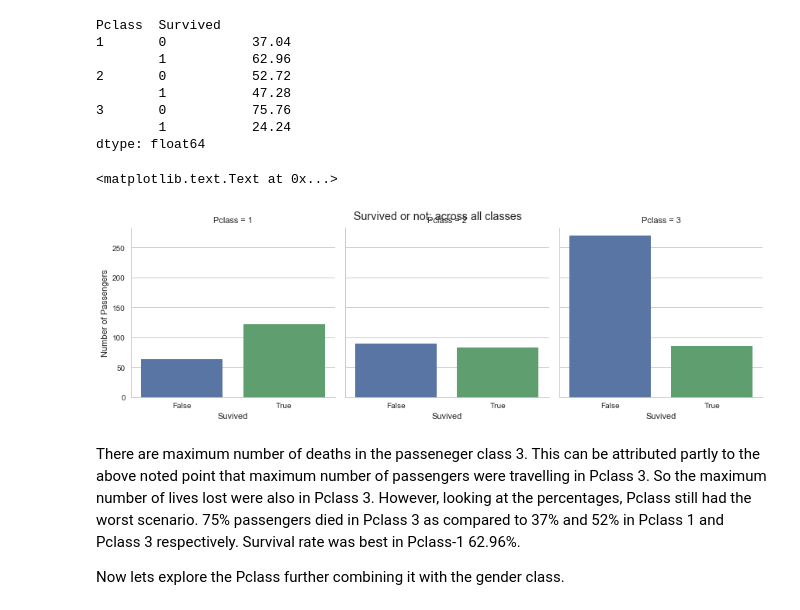
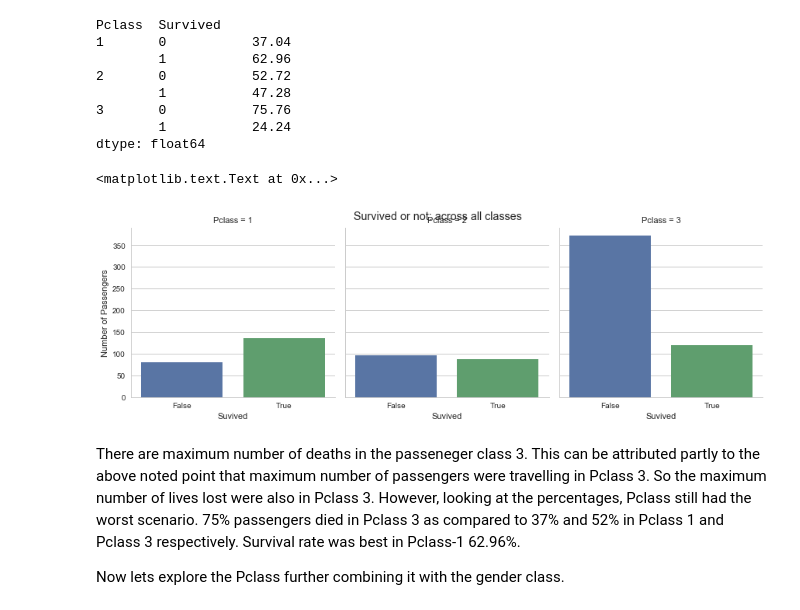
Before and after one commit to naiverav/Udacity---Intro-to-Data-Analysis, a Jupyter notebook: Titanic Data Exploration.ipynb, the cells around one changed output. Saved outputs shown, nothing was run; the diff lists cells and outputs as text; code cells hidden in the pictures.

Commit message:
Intro to Data Analysis: Project 2 - Investigate a Dataset(Titanic)

```diff
--- a/Titanic Data Exploration.ipynb
+++ b/Titanic Data Exploration.ipynb
@@ -189,10 +189,10 @@ A few things that we note here from above statistics are as follows:
 
 Now lets look at the statistics for Age for survivors and non-survivors seperately. However, we would need to impute the missing values first. Keeping in mind that missing values will largely affect the means and count if we replace them with mean/median, so we would rather drop them and then compare the survivor and non-survivor group seperately.
 # %%
+titanic_with_NAN = titanic_new.copy()
+titanic_new = titanic_new.dropna() # Drop all rows with missing values for age.
 
-titanic_cleaned = titanic_new.dropna() # Drop all rows with missing values for age.
-
-group_by_survival_age = titanic_cleaned.groupby(['Survived'])['Age'].describe() # Statistics for survivors and non-sorvivors
+group_by_survival_age = titanic_new.groupby(['Survived'])['Age'].describe() # Statistics for survivors and non-sorvivors
 group_by_survival_age
 # %% [output]
 Survived
@@ -438,13 +429,13 @@ dtype: float64
 # %%
 # Looking at the factorplot for the above numbers
 sns.set_style("whitegrid")
-s = sns.factorplot(x='Survived', col = 'Pclass', data = titanic_cleaned, kind = 'count')
+s = sns.factorplot(x='Survived', col = 'Pclass', data = titanic_with_NAN, kind = 'count')
 
 s.set_axis_labels('Suvived', 'Number of Passengers').set_xticklabels(['False', 'True'])
 pl.suptitle('Survived or not: across all classes')
 # %% [output]
 <matplotlib.text.Text at 0x...>
-[figure, old version]
+[figure, new version]
 # %% [markdown]
 There are maximum number of deaths in the passeneger class 3. This can be attributed partly to the above noted point that maximum number of passengers were travelling in Pclass 3. So the maximum number of lives lost were also in Pclass 3.
 However, looking at the percentages, Pclass still had the worst scenario. 75% passengers died in Pclass 3 as compared to 37% and 52% in Pclass 1 and Pclass 3 respectively. Survival rate was best in Pclass-1 62.96%.
```
Also changed, not shown: parts of 11 cells of this notebook.
